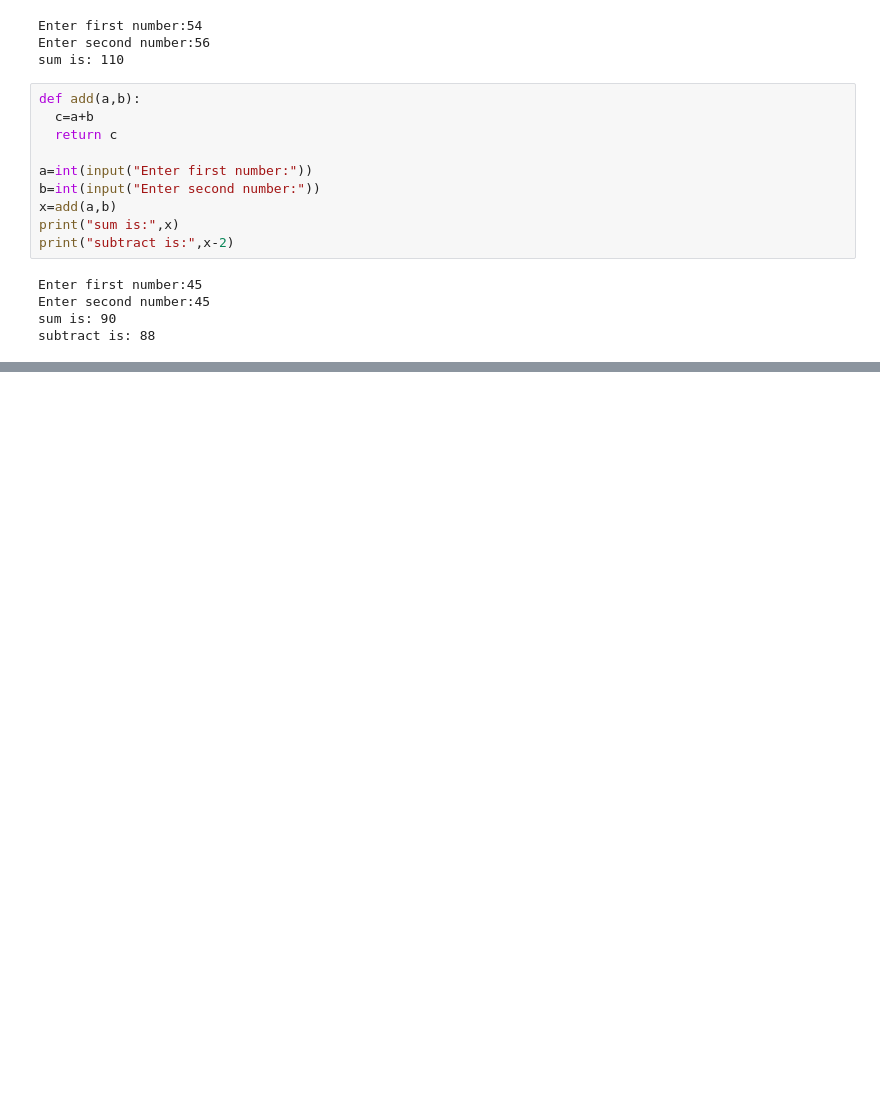
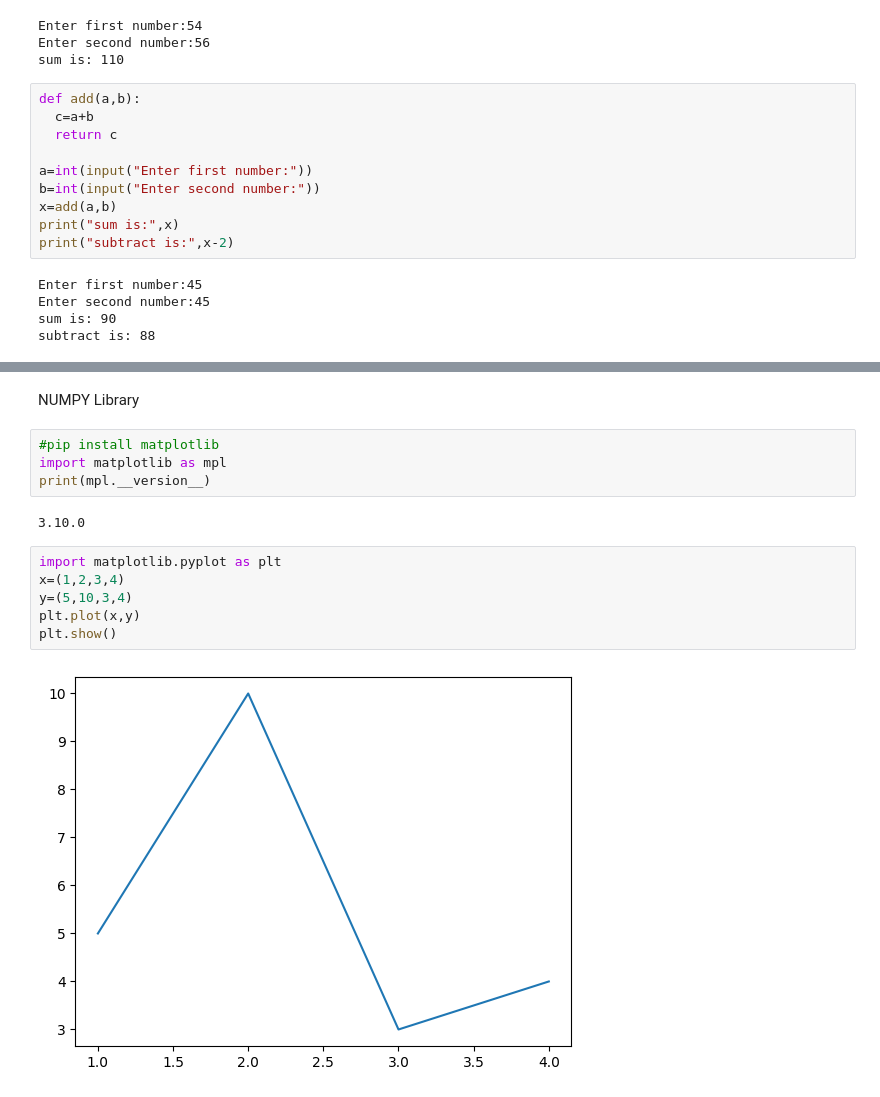
Before and after one commit to MrSaurabh0028/Bca-data-science-projects, a Jupyter notebook: python_py.ipynb, the cells around one changed output, grey strips where cells are left out. Drawn from its saved outputs; the diff is of its cells as text; blank space fills up the shorter version.

```diff
--- a/python_py.ipynb
+++ b/python_py.ipynb
@@ -612,0 +817,16 @@ Enter  a number:4
+# %% [markdown]
+NUMPY Library
+# %%
+#pip install matplotlib
+import matplotlib as mpl
+print(mpl.__version__)
+# %% [output]
+3.10.0
+# %%
+import matplotlib.pyplot as plt
+x=(1,2,3,4)
+y=(5,10,3,4)
+plt.plot(x,y)
+plt.show()
+# %% [output]
+[figure, added]
```
Also changed, not shown: parts of 18 cells of this notebook.
